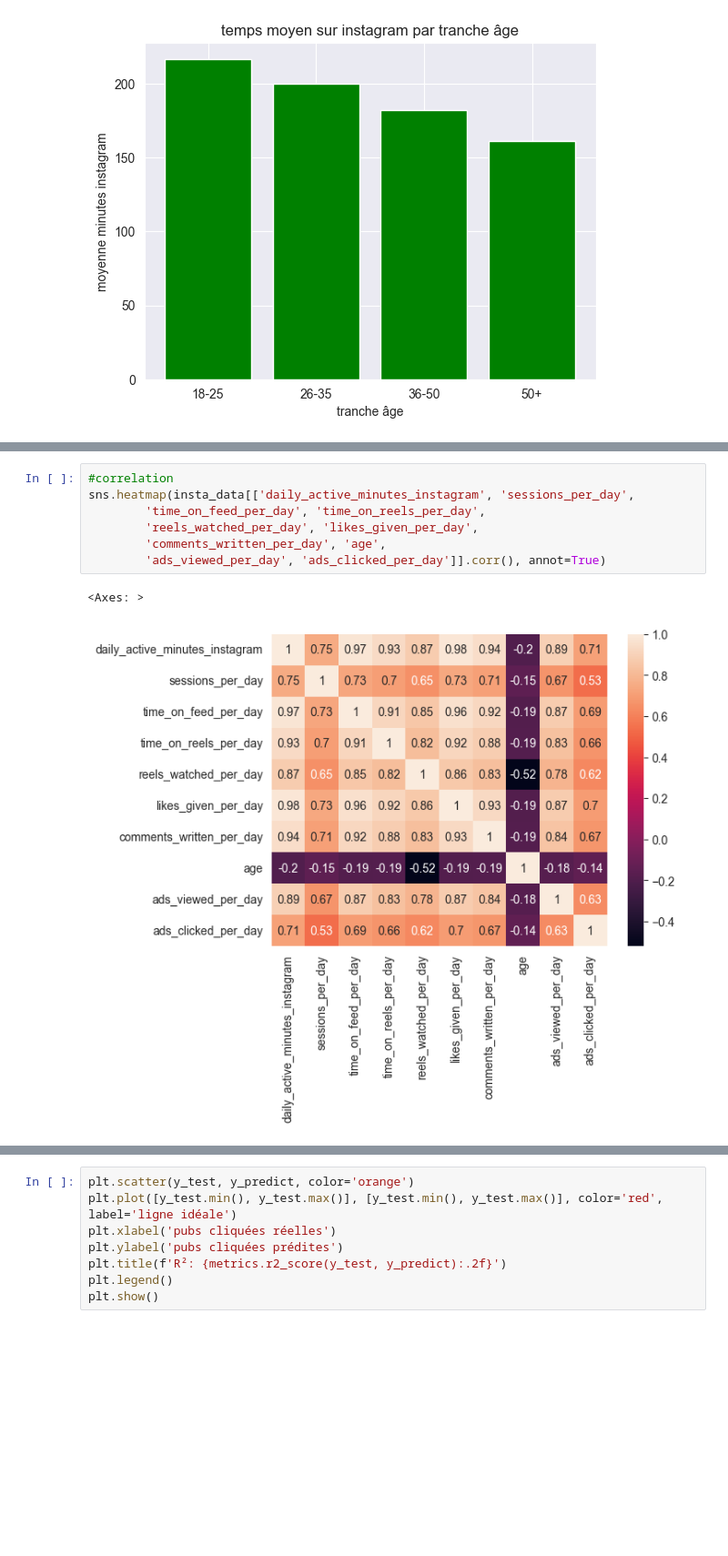
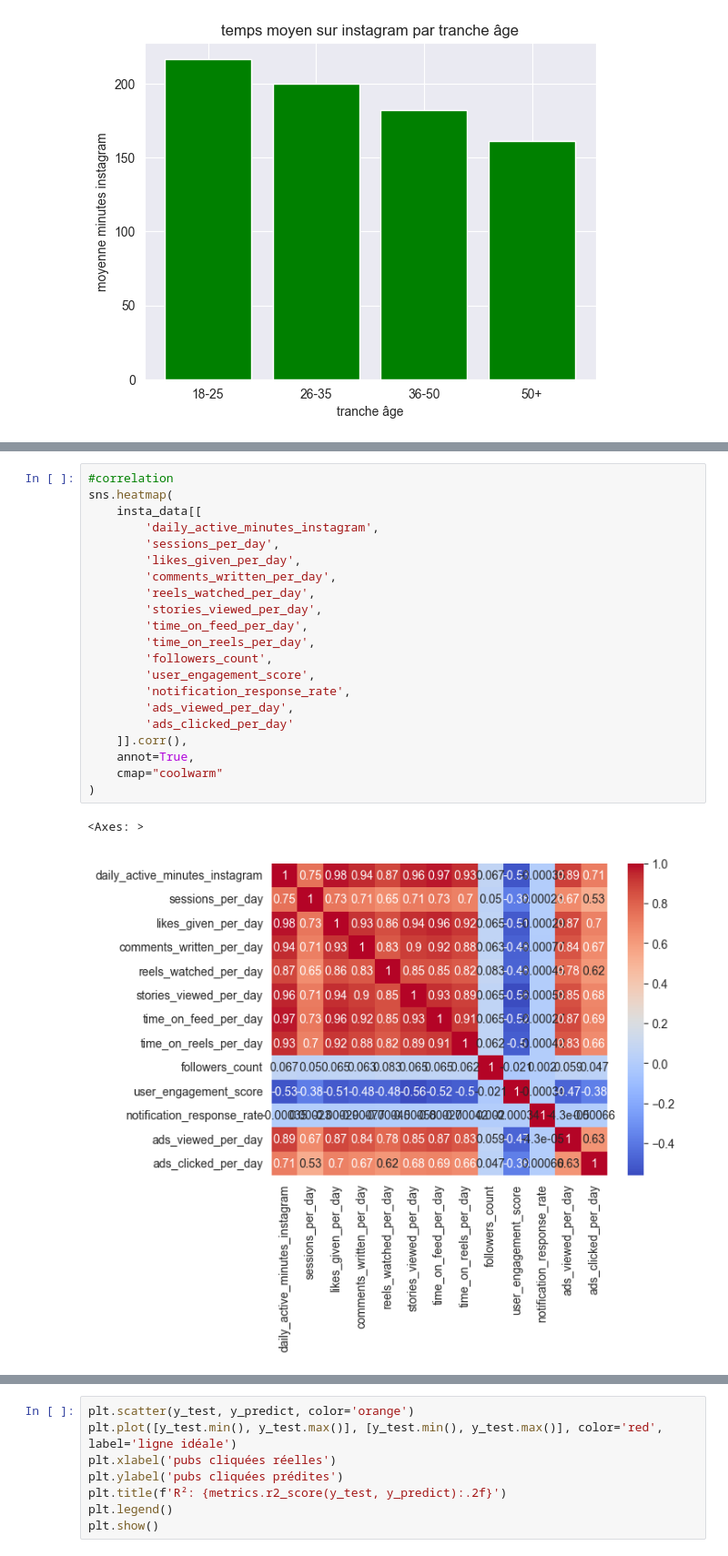
Before and after one commit to massaines-cpu/ANALYSE-DE-DONNEES-INSTAGRAM, a Jupyter notebook: Untitled.ipynb, the cells around one changed output, grey strips where cells are left out. Shown at 91% size. Drawn from its saved outputs; the diff is of its cells as text; blank space fills up the shorter version.

```diff
--- a/Untitled.ipynb
+++ b/Untitled.ipynb
@@ -264,10 +233,24 @@ Feature names seen at fit time, yet now missing:
 # %%
 #correlation
-sns.heatmap(insta_data[['daily_active_minutes_instagram', 'sessions_per_day',
-        'time_on_feed_per_day', 'time_on_reels_per_day',
-        'reels_watched_per_day', 'likes_given_per_day',
-        'comments_written_per_day', 'age',
-        'ads_viewed_per_day', 'ads_clicked_per_day']].corr(), annot=True)
+sns.heatmap(
+    insta_data[[
+        'daily_active_minutes_instagram',
+        'sessions_per_day',
+        'likes_given_per_day',
+        'comments_written_per_day',
+        'reels_watched_per_day',
+        'stories_viewed_per_day',
+        'time_on_feed_per_day',
+        'time_on_reels_per_day',
+        'followers_count',
+        'user_engagement_score',
+        'notification_response_rate',
+        'ads_viewed_per_day',
+        'ads_clicked_per_day'
+    ]].corr(),
+    annot=True,
+    cmap="coolwarm"
+)
 # %% [output]
 <Axes: >
-[figure, old version]
+[figure, new version]
```
Also changed, not shown: parts of 55 cells of this notebook.
